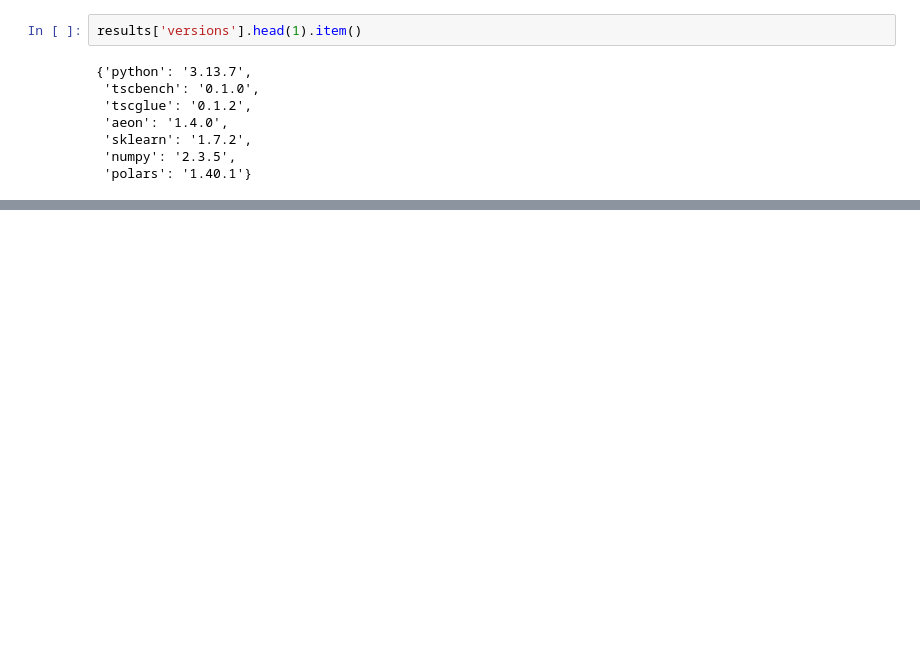
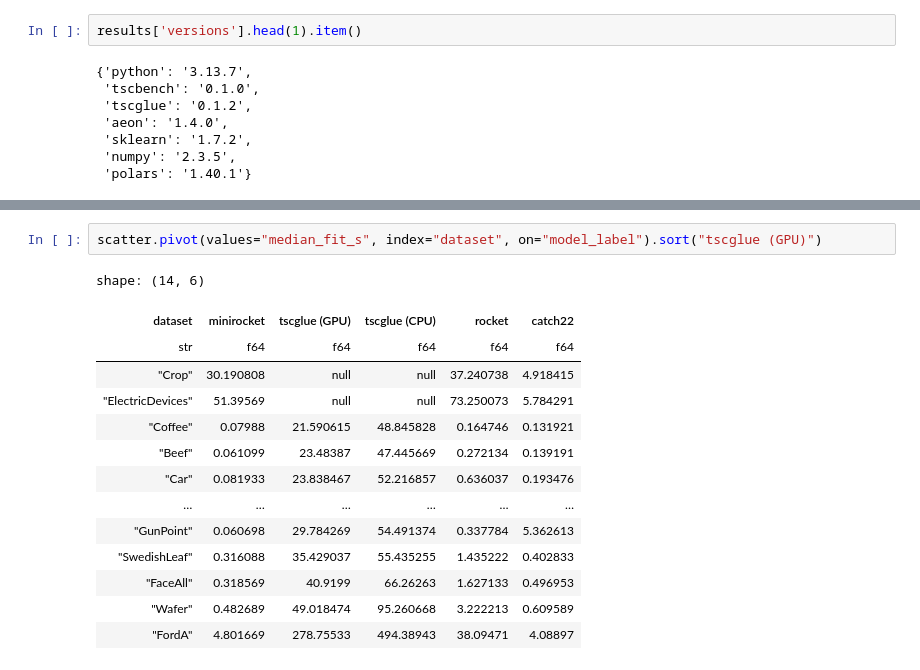
Before and after one commit to gasperpetelin/TSCbench, a Jupyter notebook: notebooks/test.ipynb, the cells around one changed output, grey strips where cells are left out. Drawn from its saved outputs; the diff is of its cells as text; blank space fills up the shorter version.

```diff
--- a/notebooks/test.ipynb
+++ b/notebooks/test.ipynb
@@ -148,3 +150,20 @@ plt.show()
+# %%
+scatter.pivot(values="median_fit_s", index="dataset", on="model_label").sort("tscglue (GPU)")
+# %% [output]
+shape: (14, 6)
+| dataset | minirocket | tscglue (GPU) | tscglue (CPU) | rocket | catch22 |
+| str | f64 | f64 | f64 | f64 | f64 |
+| "Crop" | 30.190808 | null | null | 37.240738 | 4.918415 |
+| "ElectricDevices" | 51.39569 | null | null | 73.250073 | 5.784291 |
+| "Coffee" | 0.07988 | 21.590615 | 48.845828 | 0.164746 | 0.131921 |
+| "Beef" | 0.061099 | 23.48387 | 47.445669 | 0.272134 | 0.139191 |
+| "Car" | 0.081933 | 23.838467 | 52.216857 | 0.636037 | 0.193476 |
+| … | … | … | … | … | … |
+| "GunPoint" | 0.060698 | 29.784269 | 54.491374 | 0.337784 | 5.362613 |
+| "SwedishLeaf" | 0.316088 | 35.429037 | 55.435255 | 1.435222 | 0.402833 |
+| "FaceAll" | 0.318569 | 40.9199 | 66.26263 | 1.627133 | 0.496953 |
+| "Wafer" | 0.482689 | 49.018474 | 95.260668 | 3.222213 | 0.609589 |
+| "FordA" | 4.801669 | 278.75533 | 494.38943 | 38.09471 | 4.08897 |
 # %%
 accuracy = (
     results
```
Also changed, not shown: parts of 5 cells of this notebook, 1 other file.
